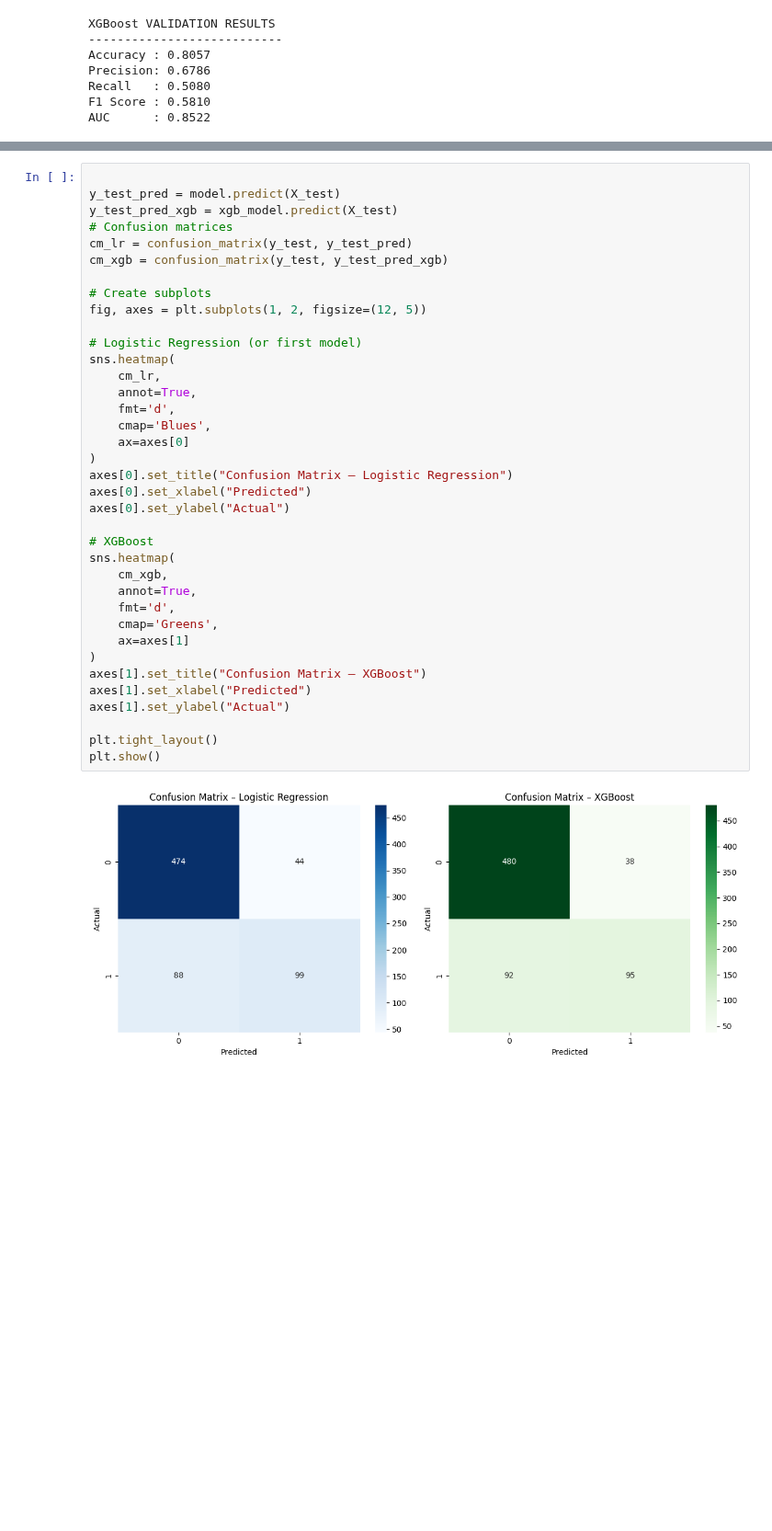
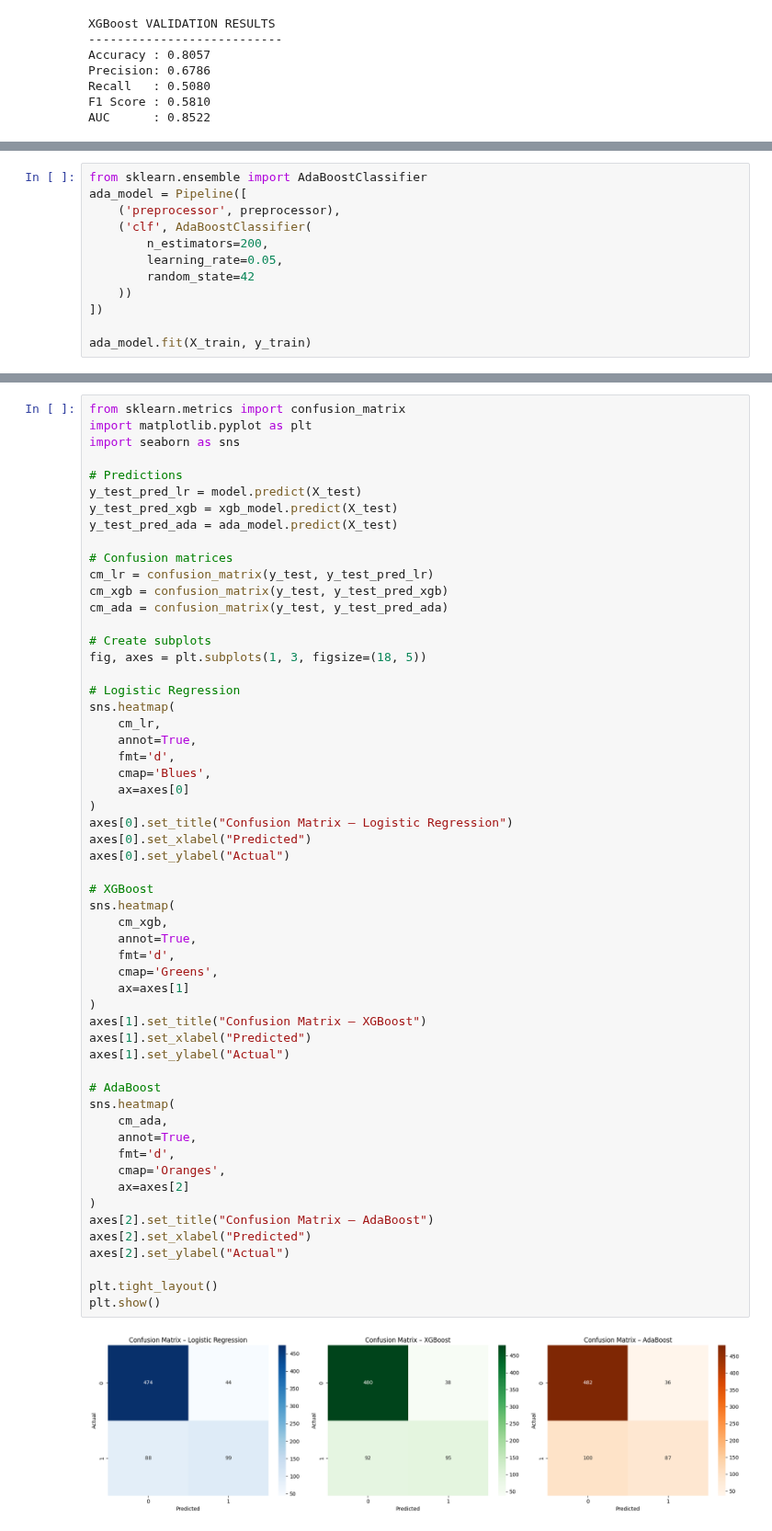
Before and after one commit to AdnanZamanNiloy/ML-DL-Based-Work, a Jupyter notebook: customer-churn-prediction-using-logistic-reg.ipynb, the cells around one changed output, grey strips where cells are left out. Shown at 92% size. Drawn from its saved outputs; the diff is of its cells as text; blank space fills up the shorter version.

Commit message:
Kaggle Notebook | 📉 CUSTOMER CHURN PREDICTION | Version 9

```diff
--- a/customer-churn-prediction-using-logistic-reg.ipynb
+++ b/customer-churn-prediction-using-logistic-reg.ipynb
@@ -551,0 +693,12 @@ AUC      : 0.8522
+# %%
+from sklearn.ensemble import AdaBoostClassifier
+ada_model = Pipeline([
+    ('preprocessor', preprocessor),
+    ('clf', AdaBoostClassifier(
+        n_estimators=200,
+        learning_rate=0.05,
+        random_state=42
+    ))
+])
+
+ada_model.fit(X_train, y_train)
@@ -572,42 +771,61 @@ AUC      : 0.8522
 </div>
 A confusion matrix shows the performance of a classification model by comparing the predicted classes against the actual classes in a table format. It displays the number of correct and incorrect predictions for each class, breaking down the results into four categories: true positives, true negatives, false positives, and false negatives. This table helps determine where a model is making mistakes and is used to calculate metrics like accuracy, precision, and recall.
 # %%
+from sklearn.metrics import confusion_matrix
+import matplotlib.pyplot as plt
+import seaborn as sns
 
-y_test_pred = model.predict(X_test)
+# Predictions
+y_test_pred_lr = model.predict(X_test)
 y_test_pred_xgb = xgb_model.predict(X_test)
+y_test_pred_ada = ada_model.predict(X_test)
+
 # Confusion matrices
-cm_lr = confusion_matrix(y_test, y_test_pred)
+cm_lr = confusion_matrix(y_test, y_test_pred_lr)
 cm_xgb = confusion_matrix(y_test, y_test_pred_xgb)
+cm_ada = confusion_matrix(y_test, y_test_pred_ada)
 
 # Create subplots
-fig, axes = plt.subplots(1, 2, figsize=(12, 5))
+fig, axes = plt.subplots(1, 3, figsize=(18, 5))
 
-# Logistic Regression (or first model)
+# Logistic Regression
 sns.heatmap(
     cm_lr,
     annot=True,
     fmt='d',
     cmap='Blues',
     ax=axes[0]
 )
 axes[0].set_title("Confusion Matrix – Logistic Regression")
 axes[0].set_xlabel("Predicted")
 axes[0].set_ylabel("Actual")
 
 # XGBoost
 sns.heatmap(
     cm_xgb,
     annot=True,
     fmt='d',
     cmap='Greens',
     ax=axes[1]
 )
 axes[1].set_title("Confusion Matrix – XGBoost")
 axes[1].set_xlabel("Predicted")
 axes[1].set_ylabel("Actual")
 
+# AdaBoost
+sns.heatmap(
+    cm_ada,
+    annot=True,
+    fmt='d',
+    cmap='Oranges',
+    ax=axes[2]
+)
+axes[2].set_title("Confusion Matrix – AdaBoost")
+axes[2].set_xlabel("Predicted")
+axes[2].set_ylabel("Actual")
+
 plt.tight_layout()
 plt.show()
 # %% [output]
-[figure, old version]
+[figure, new version]
 # %% [markdown]
```
Also changed, not shown: parts of 34 cells of this notebook.
